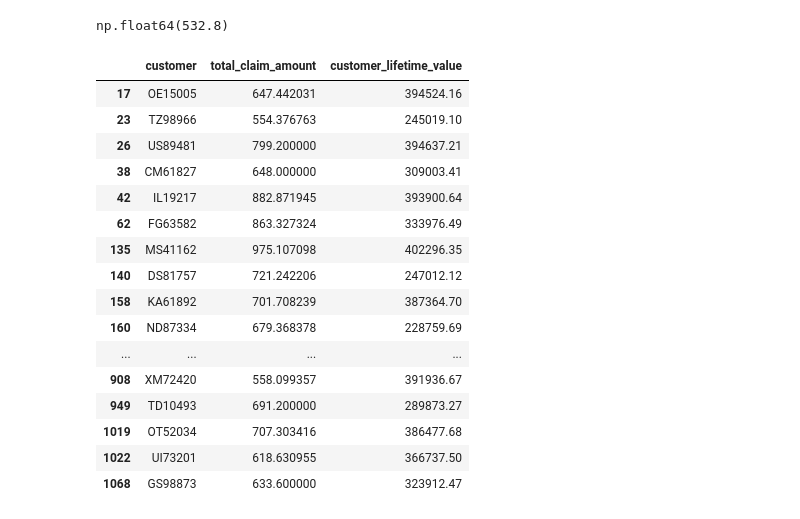
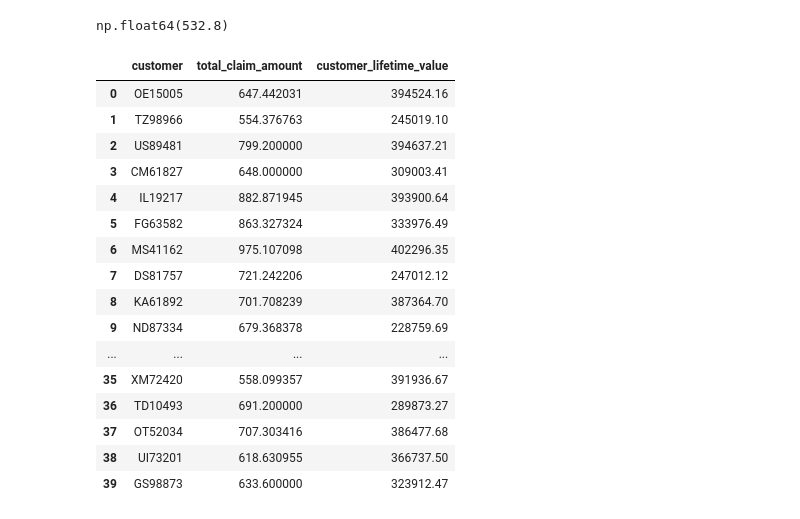
Before and after one commit to JavierRodriguezdeCea/lab-dw-data-cleaning-and-formatting, a Jupyter notebook: lab-dw-data-cleaning-and-formatting.ipynb, the cells around one changed output. Cells and saved outputs as stored; diff of their text form; code cells hidden in the pictures.

```diff
--- a/lab-dw-data-cleaning-and-formatting.ipynb
+++ b/lab-dw-data-cleaning-and-formatting.ipynb
@@ -540,22 +540,23 @@ percentil_75
 np.float64(532.8)
 # %%
 tabla_clientes_estudio = tabla_bonus[(tabla_bonus["customer_lifetime_value"] < percentil_25) & (tabla_bonus["total_claim_amount"] > percentil_75)]
+tabla_clientes_estudio = tabla_clientes_estudio.reset_index(drop=True)
 tabla_clientes_estudio
 # %% [output]
 |  | customer | total_claim_amount | customer_lifetime_value |
-| 17 | OE15005 | 647.442031 | 394524.16 |
-| 23 | TZ98966 | 554.376763 | 245019.10 |
-| 26 | US89481 | 799.200000 | 394637.21 |
-| 38 | CM61827 | 648.000000 | 309003.41 |
-| 42 | IL19217 | 882.871945 | 393900.64 |
-| 62 | FG63582 | 863.327324 | 333976.49 |
-| 135 | MS41162 | 975.107098 | 402296.35 |
-| 140 | DS81757 | 721.242206 | 247012.12 |
-| 158 | KA61892 | 701.708239 | 387364.70 |
-| 160 | ND87334 | 679.368378 | 228759.69 |
+| 0 | OE15005 | 647.442031 | 394524.16 |
+| 1 | TZ98966 | 554.376763 | 245019.10 |
+| 2 | US89481 | 799.200000 | 394637.21 |
+| 3 | CM61827 | 648.000000 | 309003.41 |
+| 4 | IL19217 | 882.871945 | 393900.64 |
+| 5 | FG63582 | 863.327324 | 333976.49 |
+| 6 | MS41162 | 975.107098 | 402296.35 |
+| 7 | DS81757 | 721.242206 | 247012.12 |
+| 8 | KA61892 | 701.708239 | 387364.70 |
+| 9 | ND87334 | 679.368378 | 228759.69 |
 | ... | ... | ... | ... |
-| 908 | XM72420 | 558.099357 | 391936.67 |
-| 949 | TD10493 | 691.200000 | 289873.27 |
-| 1019 | OT52034 | 707.303416 | 386477.68 |
-| 1022 | UI73201 | 618.630955 | 366737.50 |
-| 1068 | GS98873 | 633.600000 | 323912.47 |
+| 35 | XM72420 | 558.099357 | 391936.67 |
+| 36 | TD10493 | 691.200000 | 289873.27 |
+| 37 | OT52034 | 707.303416 | 386477.68 |
+| 38 | UI73201 | 618.630955 | 366737.50 |
+| 39 | GS98873 | 633.600000 | 323912.47 |
```
